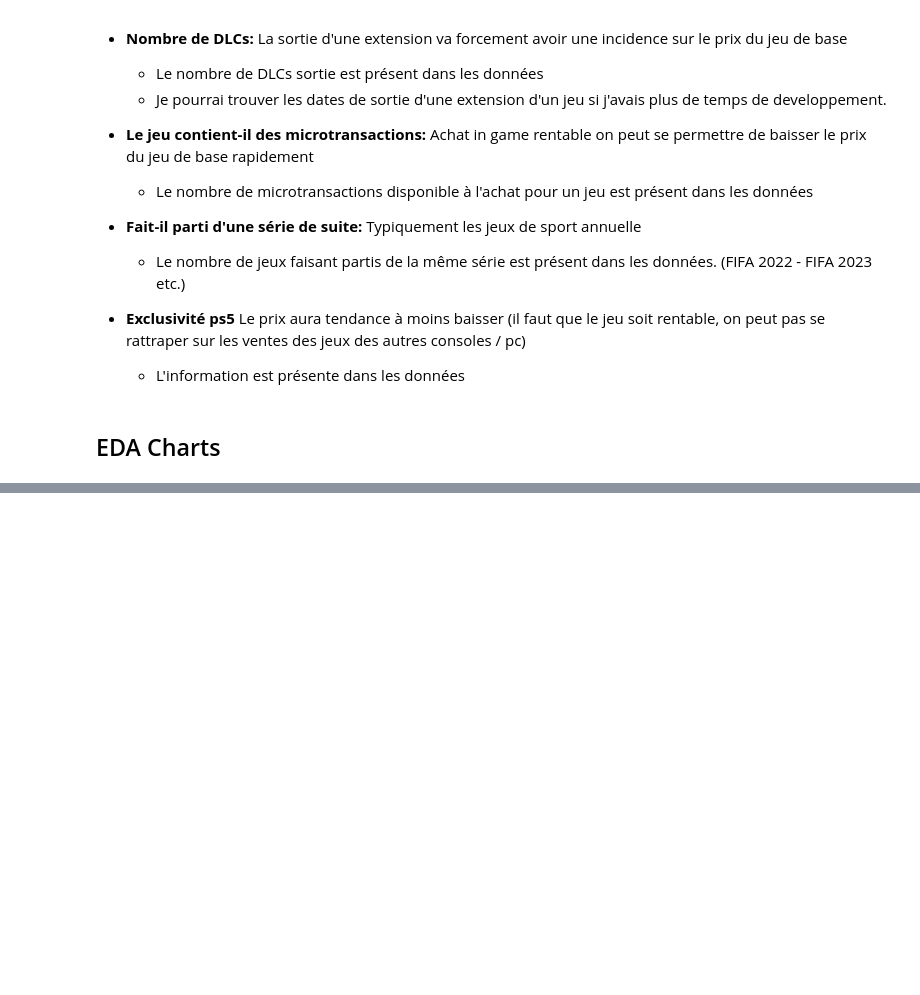
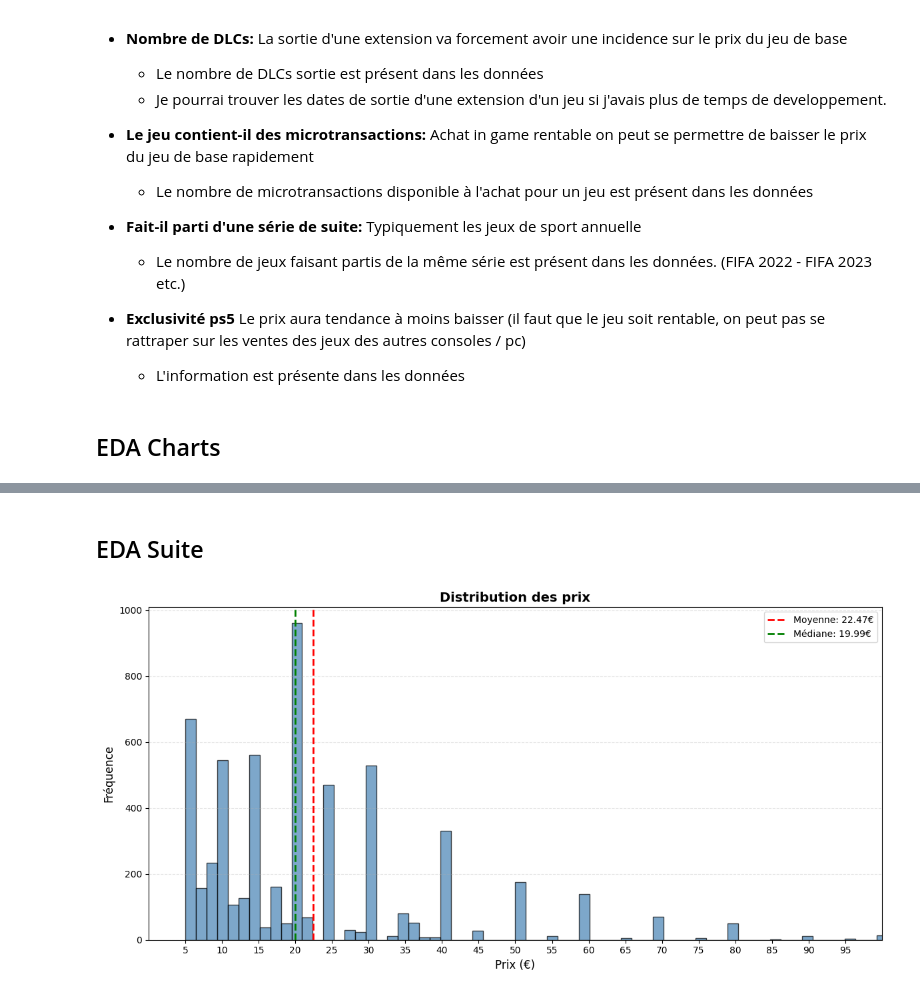
Before and after one commit to sebastien-chopin-dev/alyra-ia-psstore-machine-learning-project, a Jupyter notebook: notebooks/dataset_gaming_psstore.ipynb, the cells around one changed output, grey strips where cells are left out. Cells and saved outputs as stored; diff of their text form; code cells hidden in the pictures; blank space fills up the shorter version.

Commit message:
feat: eda suite

```diff
--- a/notebooks/dataset_gaming_psstore.ipynb
+++ b/notebooks/dataset_gaming_psstore.ipynb
@@ -334,0 +298,43 @@ plt.show()
+# %% [markdown]
+## EDA Suite
+# %%
+plt.figure(figsize=(12, 6))
+plt.hist(
+    df["base_price"],
+    bins=100,
+    color="steelblue",
+    edgecolor="black",
+    alpha=0.7,
+)
+
+plt.xlabel("Prix (€)", fontsize=12)
+plt.ylabel("Fréquence", fontsize=12)
+plt.title("Distribution des prix", fontsize=14, fontweight="bold")
+plt.grid(axis="y", alpha=0.3, linestyle="--")
+plt.xticks(range(5, 100, 5))
+
+plt.xlim(0, 100)
+
+mean_price = df["base_price"].mean()
+median_price = df["base_price"].median()
+
+plt.axvline(
+    mean_price,
+    color="red",
+    linestyle="--",
+    linewidth=2,
+    label=f"Moyenne: {mean_price:.2f}€",
+)
+plt.axvline(
+    median_price,
+    color="green",
+    linestyle="--",
+    linewidth=2,
+    label=f"Médiane: {median_price:.2f}€",
+)
+
+plt.legend()
+plt.tight_layout()
+plt.show()
+# %% [output]
+[figure, added]
```
Also changed, not shown: parts of 6 cells of this notebook, 10 other files.
